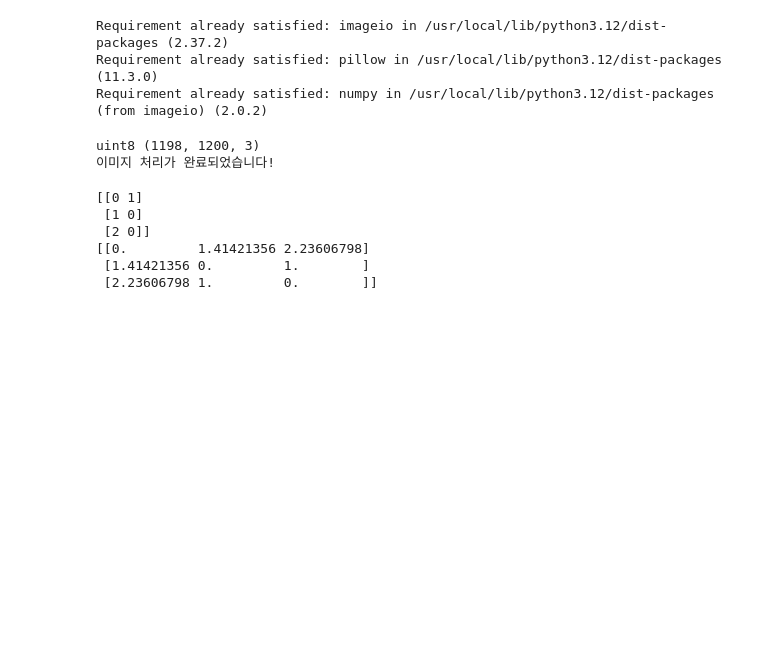
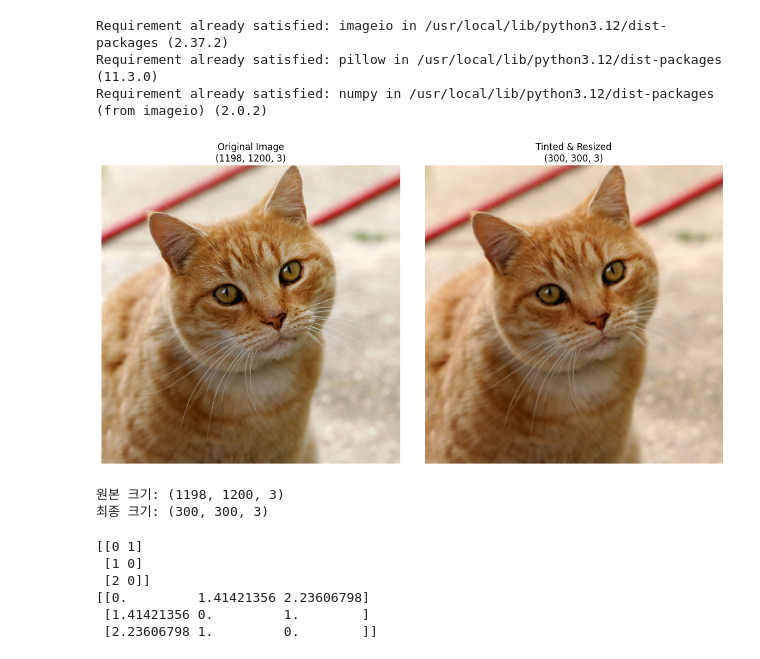
Before and after one commit to yejxjj/2026-1_CV, a Jupyter notebook: 1주차_과제.ipynb, the cells around one changed output. Saved outputs shown, nothing was run; the diff lists cells and outputs as text; code cells hidden in the pictures; blank space fills up the shorter version.

```diff
--- a/1주차_과제.ipynb
+++ b/1주차_과제.ipynb
@@ -739,27 +739,48 @@ pip install imageio pillow
 Requirement already satisfied: imageio in /usr/local/lib/python3.12/dist-packages (2.37.2)
 Requirement already satisfied: pillow in /usr/local/lib/python3.12/dist-packages (11.3.0)
 Requirement already satisfied: numpy in /usr/local/lib/python3.12/dist-packages (from imageio) (2.0.2)
-# %%
-import imageio.v3 as iio
-import numpy as np
-from PIL import Image
-
-
-img = iio.imread('assets/cat.jpg')
-print(img.dtype, img.shape)
-
-img_tinted = img * [1, 0.95, 0.9]
-
-temp_img = Image.fromarray(np.uint8(img_tinted))
-img_tinted_resized = np.array(temp_img.resize((300, 300)))
-
-
-iio.imwrite('assets/cat_tinted.jpg', img_tinted_resized)
-
-print("이미지 처리가 완료되었습니다!")
-# %% [output]
-uint8 (1198, 1200, 3)
-이미지 처리가 완료되었습니다!
+# %%
+import imageio.v3 as iio
+import numpy as np
+from PIL import Image
+import matplotlib.pyplot as plt
+
+# 1. 원본 이미지 읽기
+img = iio.imread('assets/cat.jpg')
+
+# 2. 색상 변경 (Tinting) 및 데이터 타입 복구
+# [1, 0.95, 0.9]를 곱해 붉은 기를 유지하고 초록/파랑을 줄입니다.
+img_tinted = (img * [1, 0.95, 0.9]).astype(np.uint8)
+
+# 3. 이미지 리사이즈 (300x300)
+# Pillow를 사용하여 리사이즈를 진행합니다.
+temp_img = Image.fromarray(img_tinted)
+img_resized = np.array(temp_img.resize((300, 300)))
+
+# 4. 시각화 (예시 사진처럼 나란히 표시)
+plt.figure(figsize=(12, 6)) # 전체 창 크기 설정
+
+# 왼쪽: 원본 이미지
+plt.subplot(1, 2, 1) # 1행 2열 중 1번째
+plt.imshow(img)
+plt.title(f'Original Image\n{img.shape}')
+plt.axis('off')
+
+# 오른쪽: 색상 변경 + 리사이즈된 이미지
+plt.subplot(1, 2, 2) # 1행 2열 중 2번째
+plt.imshow(img_resized)
+plt.title(f'Tinted & Resized\n{img_resized.shape}')
+plt.axis('off')
+
+plt.tight_layout() # 이미지 간격 자동 조정
+plt.show()
+
+print(f"원본 크기: {img.shape}")
+print(f"최종 크기: {img_resized.shape}")
+# %% [output]
+[figure, added]
+원본 크기: (1198, 1200, 3)
+최종 크기: (300, 300, 3)
 # %%
 import numpy as np
 from scipy.spatial.distance import pdist, squareform
```
Also changed, not shown: parts of 1 cell of this notebook.
